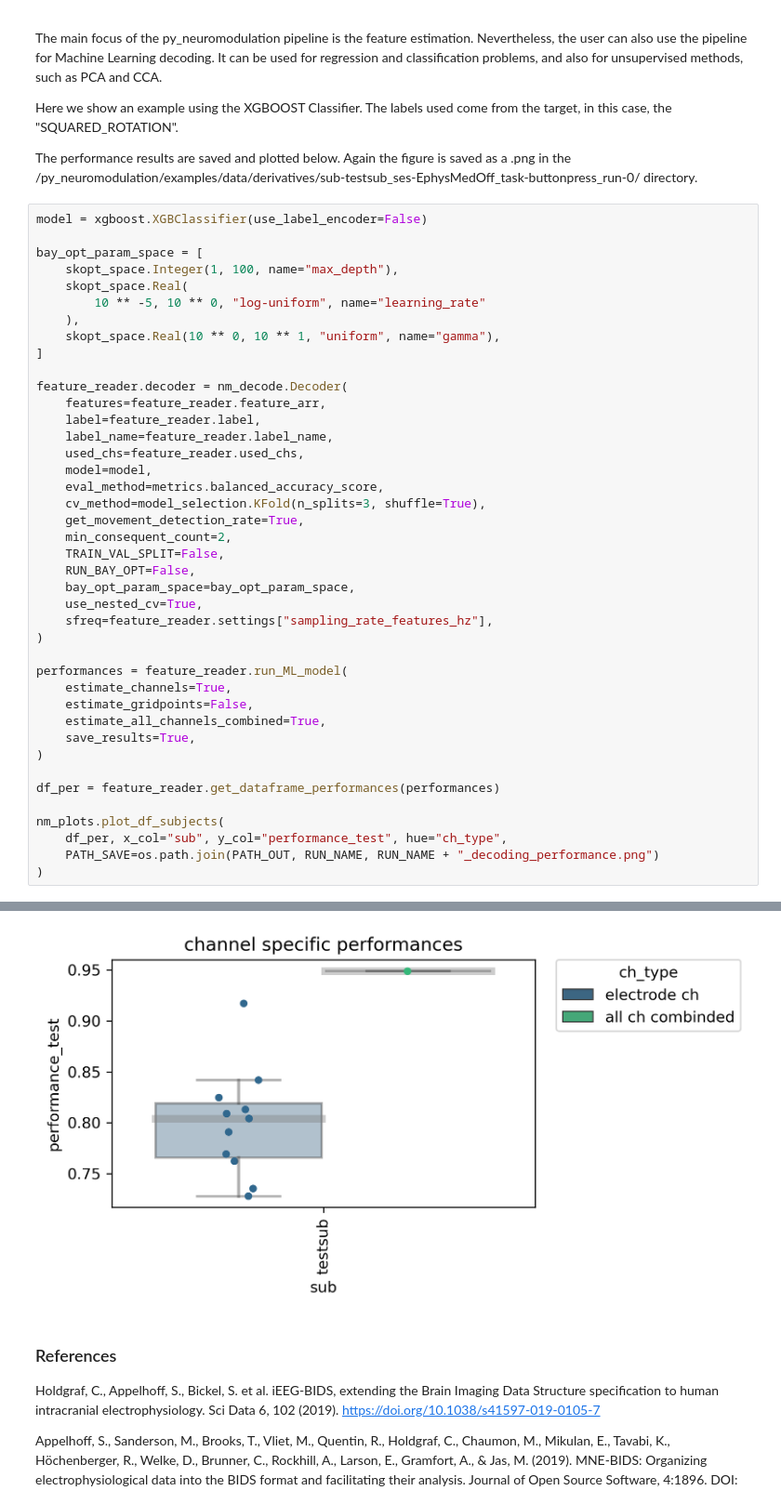
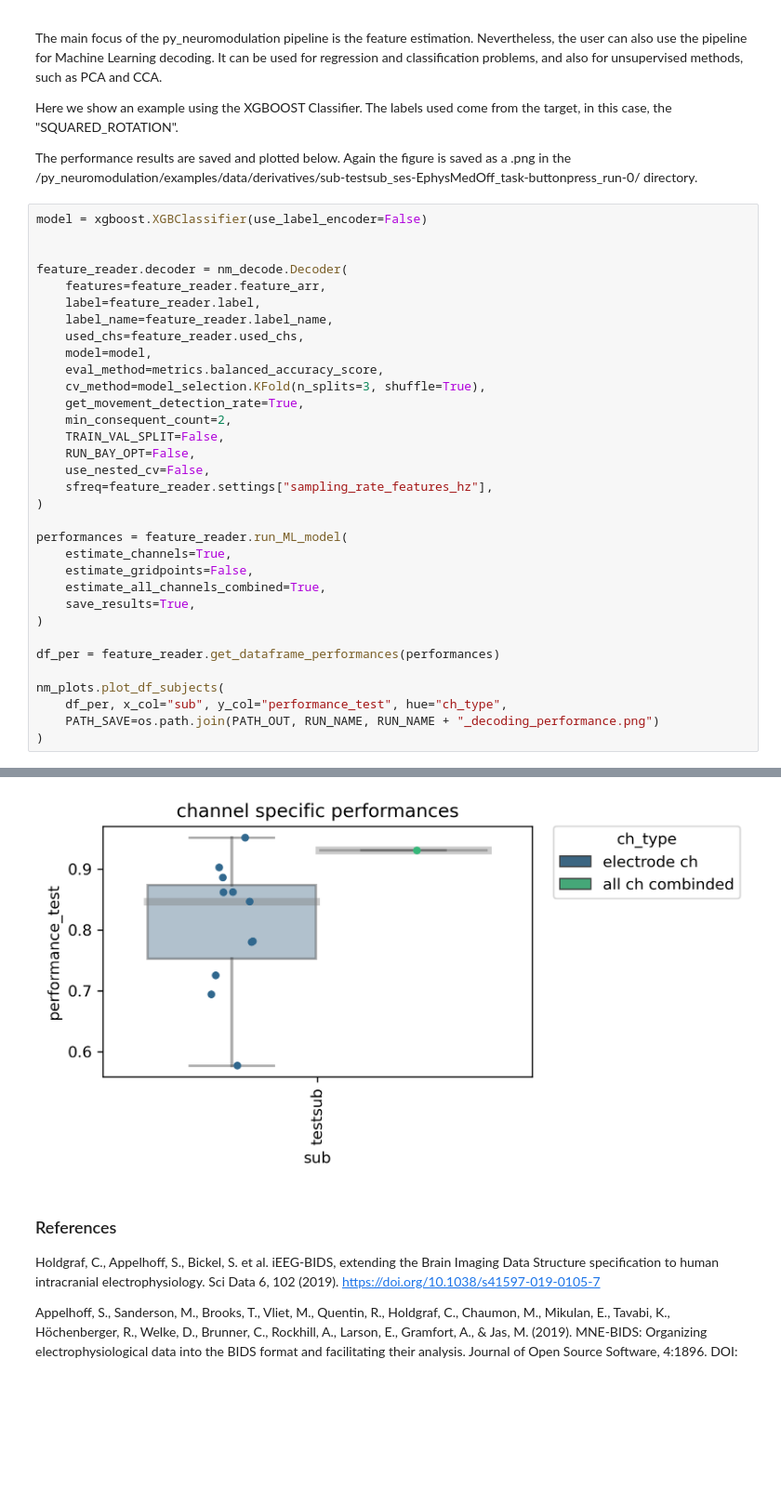
Before and after one commit to neuromodulation/py_neuromodulation, a Jupyter notebook: examples/example_BIDS.ipynb, the cells around one changed output, grey strips where cells are left out. Shown at 93% size. Cells and saved outputs as stored; diff of their text form; blank space fills up the shorter version.

Commit message:
change decoder, plot features over time and correlation of features

```diff
--- a/examples/example_BIDS.ipynb
+++ b/examples/example_BIDS.ipynb
@@ -210,13 +306,6 @@ The performance results are saved and plotted below. Again the figure is saved a
 # %%
 model = xgboost.XGBClassifier(use_label_encoder=False)
 
-bay_opt_param_space = [
-    skopt_space.Integer(1, 100, name="max_depth"),
-    skopt_space.Real(
-        10 ** -5, 10 ** 0, "log-uniform", name="learning_rate"
-    ),
-    skopt_space.Real(10 ** 0, 10 ** 1, "uniform", name="gamma"),
-]
 
 feature_reader.decoder = nm_decode.Decoder(
     features=feature_reader.feature_arr,
@@ -230,8 +319,7 @@ feature_reader.decoder = nm_decode.Decoder(
     min_consequent_count=2,
     TRAIN_VAL_SPLIT=False,
     RUN_BAY_OPT=False,
-    bay_opt_param_space=bay_opt_param_space,
-    use_nested_cv=True,
+    use_nested_cv=False,
     sfreq=feature_reader.settings["sampling_rate_features_hz"],
 )
 
@@ -266,7 +340,7 @@ no movements in label
 no movements in label
 no movements in label
 model being saved to: /home/lauraflyra/Documents/BCCN/Lab_Rotation_DBS_Decoding/Code/py_neuromodulation/examples/data/derivatives/sub-testsub_ses-EphysMedOff_task-buttonpress_run-0/sub-testsub_ses-Eph ...
-[figure, old version]
+[figure, new version]
 # %% [markdown]
 ### References
 
```
Also changed, not shown: parts of 16 cells of this notebook.
